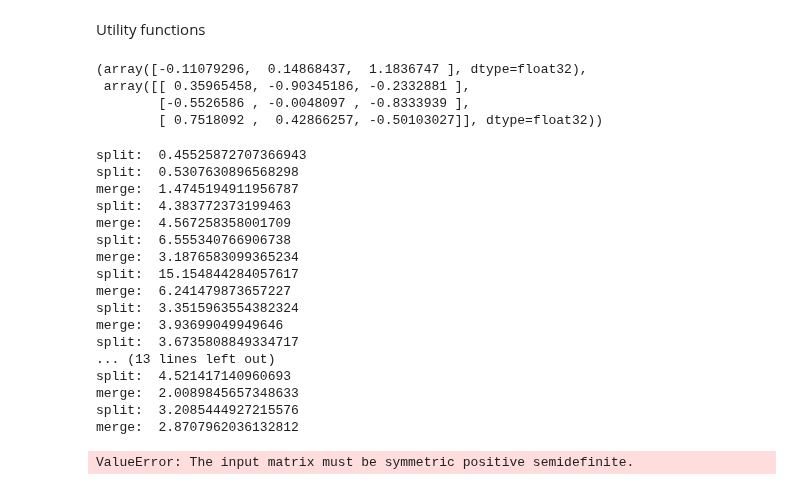
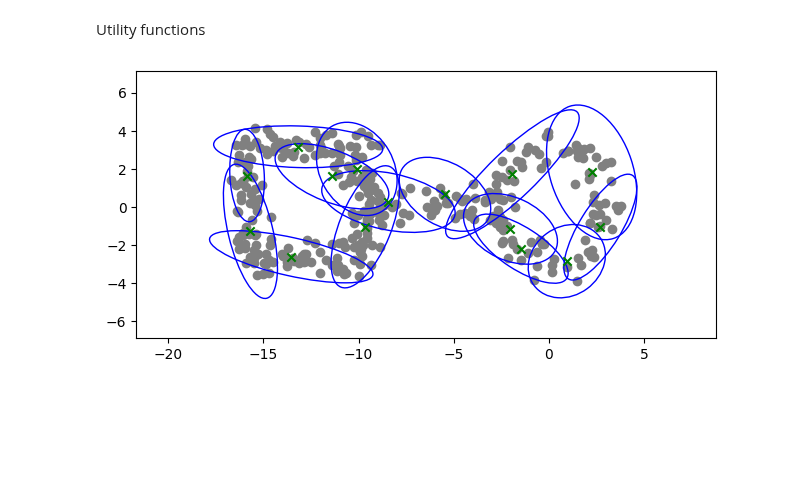
Before and after one commit to Stevan-LS/Online-DaDiL, a Jupyter notebook: Online GMM/Online GMM v2 torch.ipynb, the cells around one changed output. Drawn from its saved outputs; the diff is of its cells as text; code cells hidden in the pictures; blank space fills up the shorter version.

```diff
--- a/Online GMM/Online GMM v2 torch.ipynb
+++ b/Online GMM/Online GMM v2 torch.ipynb
@@ -176,7 +176,7 @@ def split(gauss):
 
 def merge(gauss1, gauss2):
     merged_weight = gauss1[0] + gauss2[0]
-    merged_c = gauss1[1] + gauss2[1] - 1
+    merged_c = gauss1[1] + gauss2[1]
     f1 = gauss1[0]/merged_weight
     f2 = gauss2[0]/merged_weight
     merged_mean = f1 * gauss1[2] + f2 * gauss2[2]
@@ -203,20 +203,13 @@ def bures_wasserstein_metric(mean1, mean2, cov1, cov2):
     return torch.sqrt(torch.dist(mean1, mean2, p=2) ** 2 + bures_metric)
 
 def nearest_psd(M):
-    try:
-        cholesky_decomp = cholesky(M, lower=True)
-        nearest_psd = np.dot(cholesky_decomp, cholesky_decomp.T)
-        return nearest_psd
-    except np.linalg.LinAlgError:
-        # If Cholesky decomposition fails, add regularization
-        eigval, eigvec = np.linalg.eigh(M)
-        nearest_psd = np.dot(eigvec, np.dot(np.diag(np.maximum(eigval, 0)), eigvec.T))
-        nearest_psd = torch.from_numpy(nearest_psd).float()
-        return nearest_psd
+    eigval, eigvec = torch.linalg.eigh(M)
+    nearest_psd = torch.mm(eigvec, torch.mm(torch.diag(torch.maximum(eigval, 1e-5 * torch.ones(eigval.size()))), eigvec.T))
+    return nearest_psd
 
 def init_cov_and_T_split(K_max, limits):
     K_max = 15
     cov_init_size = (limits[0][1]-limits[0][0] + limits[1][1]-limits[1][0])/(2*K_max)
     cov_init = cov_init_size*torch.eye(2)
-    T_split = torch.det(cov_init).item()
+    T_split = 2*torch.det(cov_init).item()
     return cov_init, T_split
@@ -225,10 +216,3 @@ m = torch.rand(3, 3)
-# %%
-np.linalg.eigh(m)
-# %% [output]
-(array([-0.11079296,  0.14868437,  1.1836747 ], dtype=float32),
- array([[ 0.35965458, -0.90345186, -0.2332881 ],
-        [-0.5526586 , -0.0048097 , -0.8333939 ],
-        [ 0.7518092 ,  0.42866257, -0.50103027]], dtype=float32))
 # %%
 def GGMM(X, K_max, sigma0, alpha, T_split):
     GMM = []
@@ -236,7 +220,7 @@ def GGMM(X, K_max, sigma0, alpha, T_split):
         new_x = X[i]
         P = torch.zeros(len(GMM))
         for j in range(len(GMM)):
-            GMM[j][3] = nearest_psd(GMM[j][3])
+            #GMM[j][3] = nearest_psd(GMM[j][3])
             P[j] = GMM[j][0] * multivariate_normal(mean=GMM[j][2], cov=GMM[j][3], allow_singular=True).pdf(new_x)
         if len(GMM) < K_max:
             GMM.append([alpha, 1, new_x, sigma0])
@@ -258,7 +242,6 @@ def GGMM(X, K_max, sigma0, alpha, T_split):
             # Split
             V = [torch.det(GMM[j][3]) for j in range(len(GMM))]
             s = np.argmax(V)
-            print('split: ', V[s].item())
             if V[s] > T_split:
                 gauss_split1, gauss_split2 = split(GMM[s])
                 del GMM[s]
@@ -278,7 +261,6 @@ def GGMM(X, K_max, sigma0, alpha, T_split):
                         cov2 = gauss2[3]
                         bwm[i, j] = bures_wasserstein_metric(mean1, mean2, cov1, cov2)
                 min_value = torch.min(bwm).item()
-                print('merge: ', min_value)
                 min_indexes = torch.argwhere(bwm == min_value)[0]
                 merged_gauss = merge(GMM[min_indexes[0]], GMM[min_indexes[1]])
                 del GMM[max(min_indexes[0], min_indexes[1])]
@@ -288,39 +270,22 @@ def GGMM(X, K_max, sigma0, alpha, T_split):
 
     return GMM
 # %%
-data = Xt
+data = X_ring_and_square_t
 data = data[torch.randperm(data.size()[0])]
 
 xmin, ymin = torch.min(data, axis=0)[0][0].item(), torch.min(data, axis=0)[0][1].item()
 xmax, ymax = torch.max(data, axis=0)[0][0].item(), torch.max(data, axis=0)[0][1].item()
 limits = [[xmin, xmax], [ymin, ymax]]
 
-K_max = 2
+K_max = 15
 cov_init, T_split = init_cov_and_T_split(K_max, limits)
 
-result = GGMM(data, K_max, cov_init, 0.1, 0.01)
+result = GGMM(data, K_max, cov_init, 0.1, T_split)
 
 fig, ax = plt.subplots()
 ax.scatter(x=data[:, 0], y=data[:, 1], color='grey', zorder = 1)
 plot_GMM(result, limits, fig, ax)
 plt.gca().set_aspect('equal', adjustable='box')
 plt.tight_layout()
 # %% [output]
-split:  0.45525872707366943
-split:  0.5307630896568298
-merge:  1.4745194911956787
-split:  4.383772373199463
-merge:  4.567258358001709
-split:  6.555340766906738
-merge:  3.1876583099365234
-split:  15.154844284057617
-merge:  6.241479873657227
-split:  3.3515963554382324
-merge:  3.93699049949646
-split:  3.6735808849334717
-... (13 lines left out)
-split:  4.521417140960693
-merge:  2.0089845657348633
-split:  3.2085444927215576
-merge:  2.8707962036132812
-ValueError: The input matrix must be symmetric positive semidefinite.
+[figure, added]
```
Also changed, not shown: parts of 5 cells of this notebook, 2 other files.
